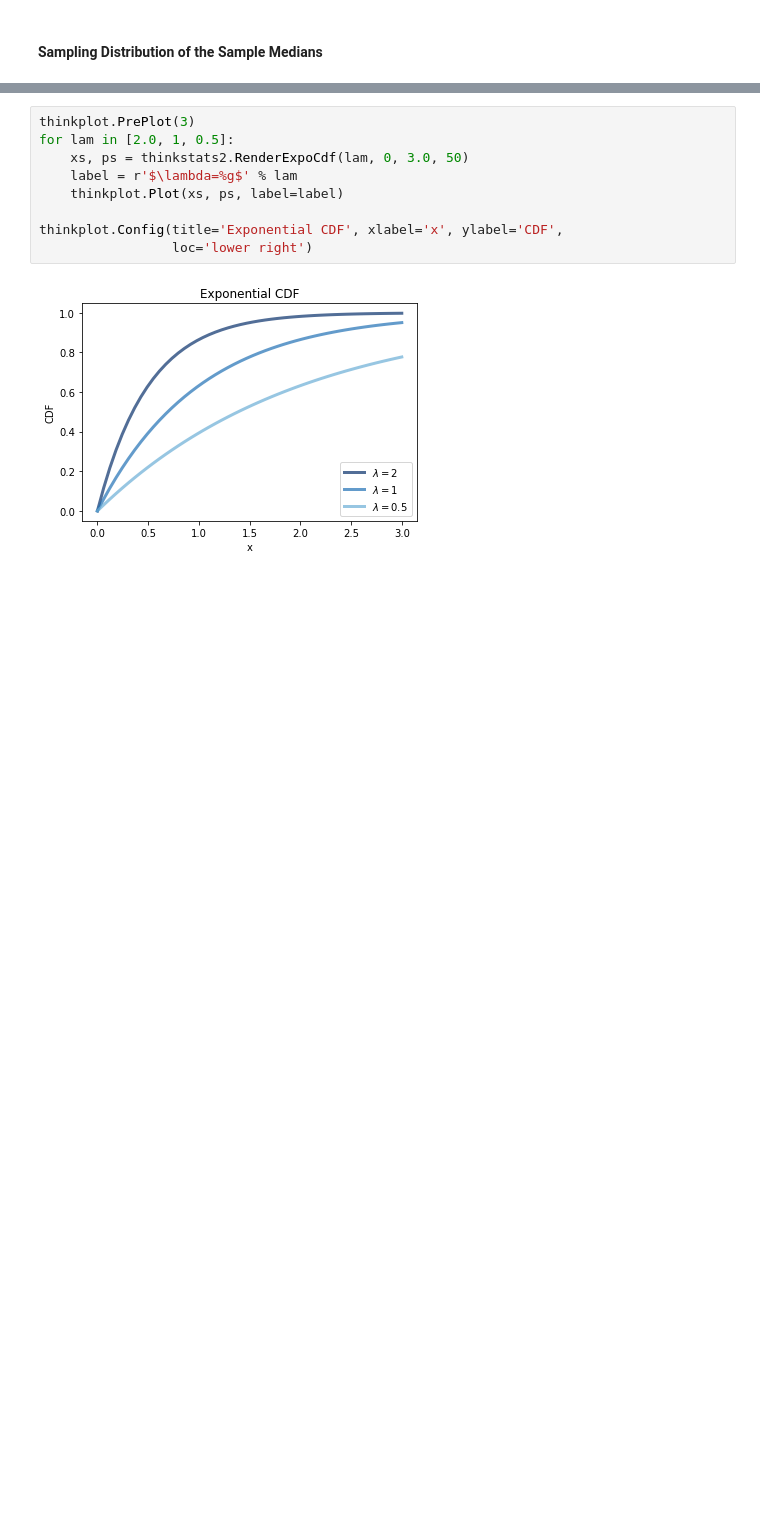
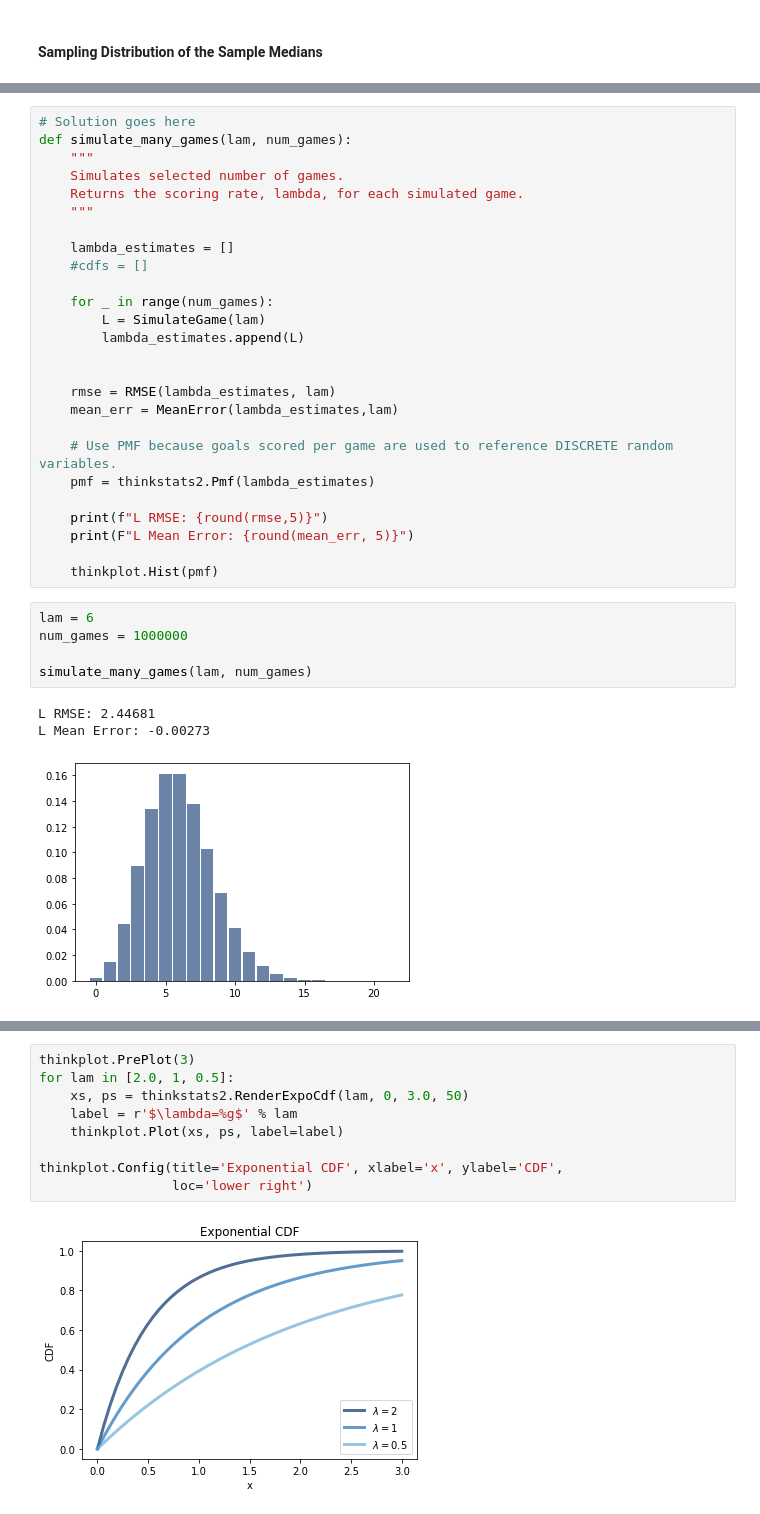
Before and after one commit to Morgan-Sell/ThinkStats2, a Jupyter notebook: code/chap08ex.ipynb, the cells around one changed output, grey strips where cells are left out. Saved outputs shown, nothing was run; the diff lists cells and outputs as text; blank space fills up the shorter version.

```diff
--- a/code/chap08ex.ipynb
+++ b/code/chap08ex.ipynb
@@ -352,0 +391,35 @@ Standard Error: 1.2233
+# %%
+# Solution goes here
+def simulate_many_games(lam, num_games):
+    """
+    Simulates selected number of games.
+    Returns the scoring rate, lambda, for each simulated game.
+    """
+
+    lambda_estimates = []
+    #cdfs = []
+
+    for _ in range(num_games):
+        L = SimulateGame(lam)
+        lambda_estimates.append(L)
+
+
+    rmse = RMSE(lambda_estimates, lam)
+    mean_err = MeanError(lambda_estimates,lam)
+
+    # Use PMF because goals scored per game are used to reference DISCRETE random variables.
+    pmf = thinkstats2.Pmf(lambda_estimates)
+
+    print(f"L RMSE: {round(rmse,5)}")
+    print(F"L Mean Error: {round(mean_err, 5)}")
+
+    thinkplot.Hist(pmf)
+# %%
+lam = 6
+num_games = 1000000
+
+simulate_many_games(lam, num_games)
+# %% [output]
+L RMSE: 2.44681
+L Mean Error: -0.00273
+[figure, added]
```
Also changed, not shown: parts of 16 cells of this notebook.
